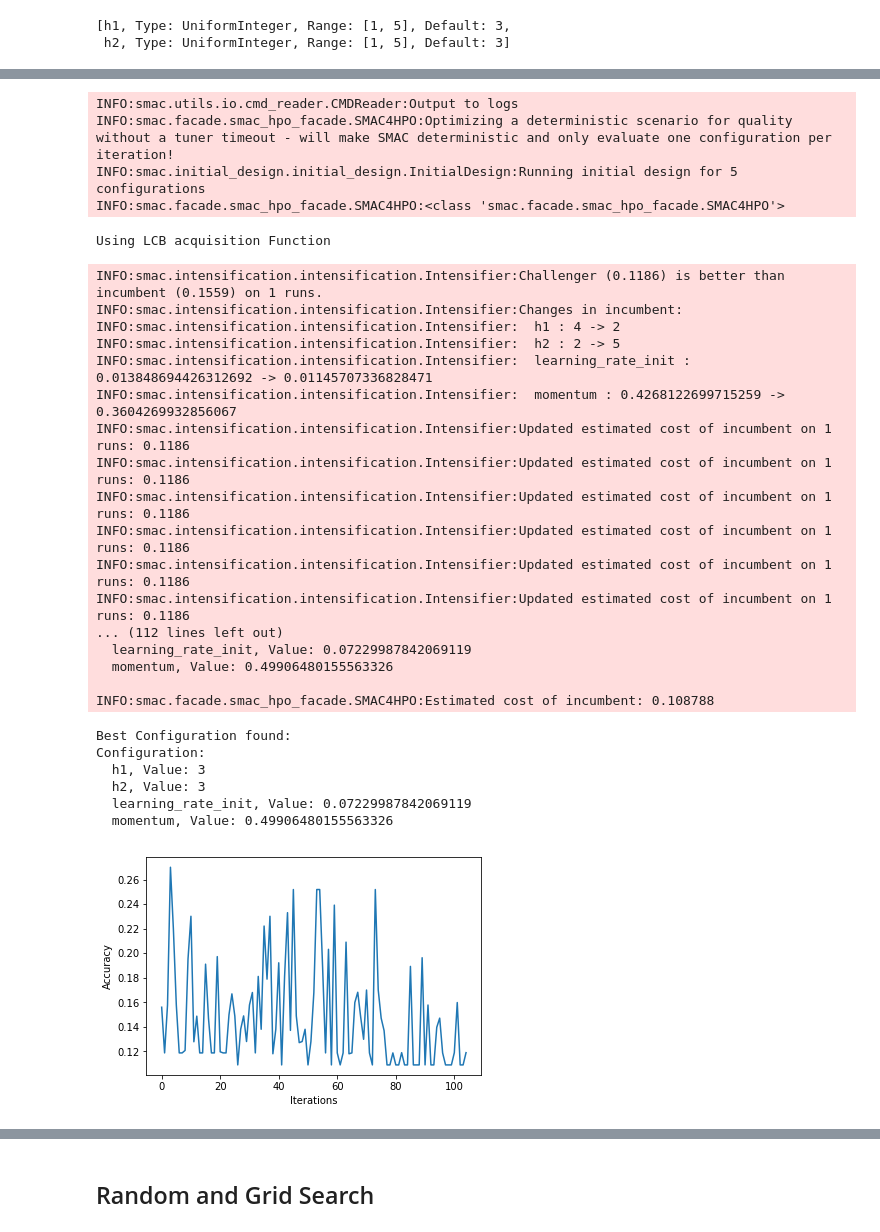
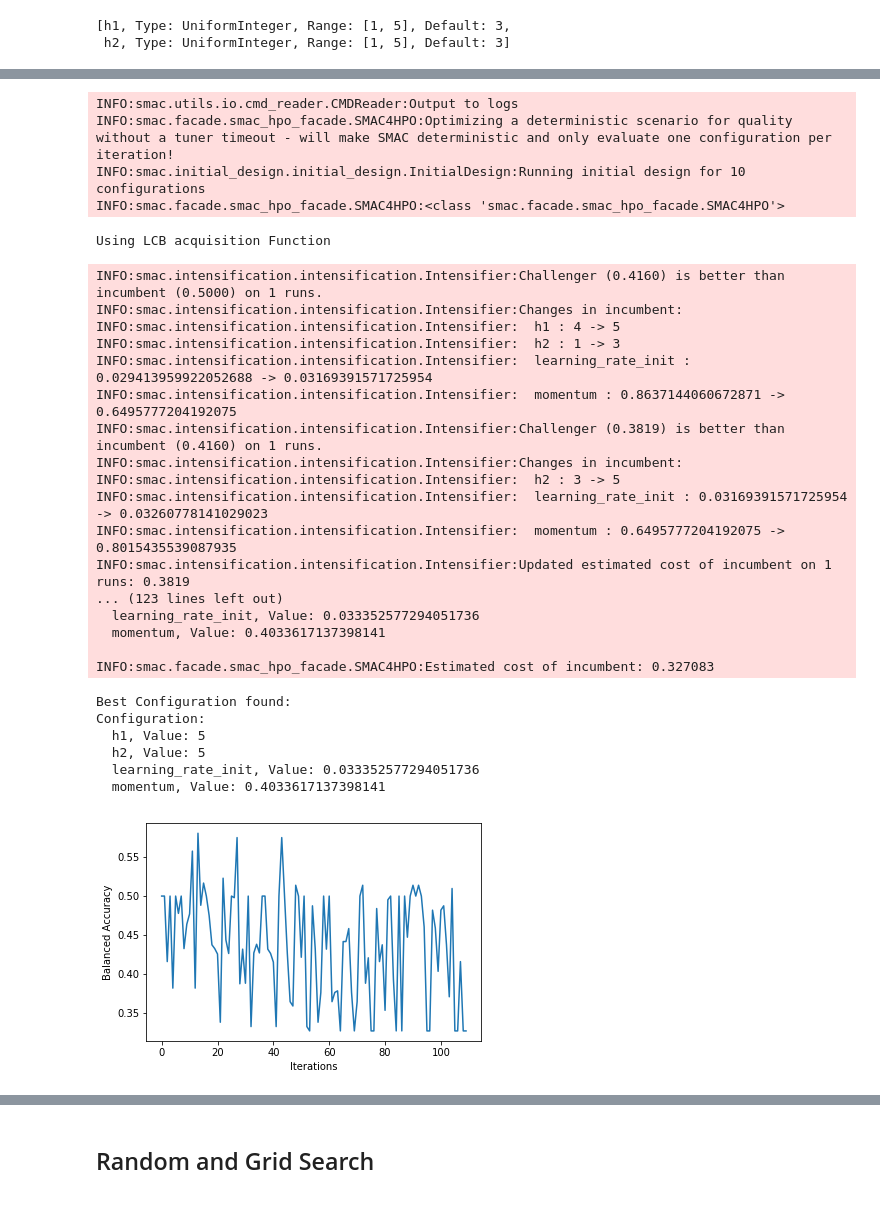
Before and after one commit to pkasela/SecondYear-Assignments, a Jupyter notebook: AML/Assignment5/Assignment5.ipynb, the cells around one changed output, grey strips where cells are left out. Cells and saved outputs as stored; diff of their text form; code cells hidden in the pictures.

```diff
--- a/AML/Assignment5/Assignment5.ipynb
+++ b/AML/Assignment5/Assignment5.ipynb
@@ -11,8 +11,8 @@ from typing import  List, Union, Type, Callable
 %matplotlib inline
 
 BIG_SEED = 132 #random seed for later
-score_metric = 'accuracy'
-label_metric = 'Accuracy'
+score_metric = 'balanced_accuracy'
+label_metric = 'Balanced Accuracy'
 # %%
 df = pd.read_csv('data.csv')
 # %%
@@ -422,43 +424,43 @@ Configuration:
 # %%
 #Use rf and LCB
 smac_rf_LCB = optimizer('rf', cs, obj_function=MLP_score_2,
-                    acquisition_type='LCB', n_iter=105,
-                    init_points=5, seed=BIG_SEED)
+                    acquisition_type='LCB', n_iter=110,
+                    init_points=10, seed=BIG_SEED)
 #plot the value for each iteration done
 plt.plot(smac_rf_LCB.get_X_y()[1])
 plt.ylabel(label_metric)
 plt.xlabel('Iterations')
 plt.show()
 # %% [output]
 INFO:smac.utils.io.cmd_reader.CMDReader:Output to logs
 INFO:smac.facade.smac_hpo_facade.SMAC4HPO:Optimizing a deterministic scenario for quality without a tuner timeout - will make SMAC deterministic and only evaluate one configuration per iteration!
-INFO:smac.initial_design.initial_design.InitialDesign:Running initial design for 5 configurations
+INFO:smac.initial_design.initial_design.InitialDesign:Running initial design for 10 configurations
 INFO:smac.facade.smac_hpo_facade.SMAC4HPO:<class 'smac.facade.smac_hpo_facade.SMAC4HPO'>
 Using LCB acquisition Function
-INFO:smac.intensification.intensification.Intensifier:Challenger (0.1186) is better than incumbent (0.1559) on 1 runs.
+INFO:smac.intensification.intensification.Intensifier:Challenger (0.4160) is better than incumbent (0.5000) on 1 runs.
 INFO:smac.intensification.intensification.Intensifier:Changes in incumbent:
-INFO:smac.intensification.intensification.Intensifier:  h1 : 4 -> 2
-INFO:smac.intensification.intensification.Intensifier:  h2 : 2 -> 5
-INFO:smac.intensification.intensification.Intensifier:  learning_rate_init : 0.013848694426312692 -> 0.01145707336828471
-INFO:smac.intensification.intensification.Intensifier:  momentum : 0.4268122699715259 -> 0.3604269932856067
-INFO:smac.intensification.intensification.Intensifier:Updated estimated cost of incumbent on 1 runs: 0.1186
-INFO:smac.intensification.intensification.Intensifier:Updated estimated cost of incumbent on 1 runs: 0.1186
-INFO:smac.intensification.intensification.Intensifier:Updated estimated cost of incumbent on 1 runs: 0.1186
-INFO:smac.intensification.intensification.Intensifier:Updated estimated cost of incumbent on 1 runs: 0.1186
-INFO:smac.intensification.intensification.Intensifier:Updated estimated cost of incumbent on 1 runs: 0.1186
-INFO:smac.intensification.intensification.Intensifier:Updated estimated cost of incumbent on 1 runs: 0.1186
-... (112 lines left out)
-  learning_rate_init, Value: 0.07229987842069119
-  momentum, Value: 0.49906480155563326
+INFO:smac.intensification.intensification.Intensifier:  h1 : 4 -> 5
+INFO:smac.intensification.intensification.Intensifier:  h2 : 1 -> 3
+INFO:smac.intensification.intensification.Intensifier:  learning_rate_init : 0.029413959922052688 -> 0.03169391571725954
+INFO:smac.intensification.intensification.Intensifier:  momentum : 0.8637144060672871 -> 0.6495777204192075
+INFO:smac.intensification.intensification.Intensifier:Challenger (0.3819) is better than incumbent (0.4160) on 1 runs.
+INFO:smac.intensification.intensification.Intensifier:Changes in incumbent:
+INFO:smac.intensification.intensification.Intensifier:  h2 : 3 -> 5
+INFO:smac.intensification.intensification.Intensifier:  learning_rate_init : 0.03169391571725954 -> 0.03260778141029023
+INFO:smac.intensification.intensification.Intensifier:  momentum : 0.6495777204192075 -> 0.8015435539087935
+INFO:smac.intensification.intensification.Intensifier:Updated estimated cost of incumbent on 1 runs: 0.3819
+... (123 lines left out)
+  learning_rate_init, Value: 0.033352577294051736
+  momentum, Value: 0.4033617137398141
 
-INFO:smac.facade.smac_hpo_facade.SMAC4HPO:Estimated cost of incumbent: 0.108788
+INFO:smac.facade.smac_hpo_facade.SMAC4HPO:Estimated cost of incumbent: 0.327083
 Best Configuration found:
 Configuration:
-  h1, Value: 3
-  h2, Value: 3
-  learning_rate_init, Value: 0.07229987842069119
-  momentum, Value: 0.49906480155563326
+  h1, Value: 5
+  h2, Value: 5
+  learning_rate_init, Value: 0.033352577294051736
+  momentum, Value: 0.4033617137398141
-[figure, old version]
+[figure, new version]
 # %%
 #Compare the two models removing the initial 5 points keeping only the best of them.
 plt.figure(figsize=(15,5))
```
Also changed, not shown: parts of 16 cells of this notebook, 2 other files.
